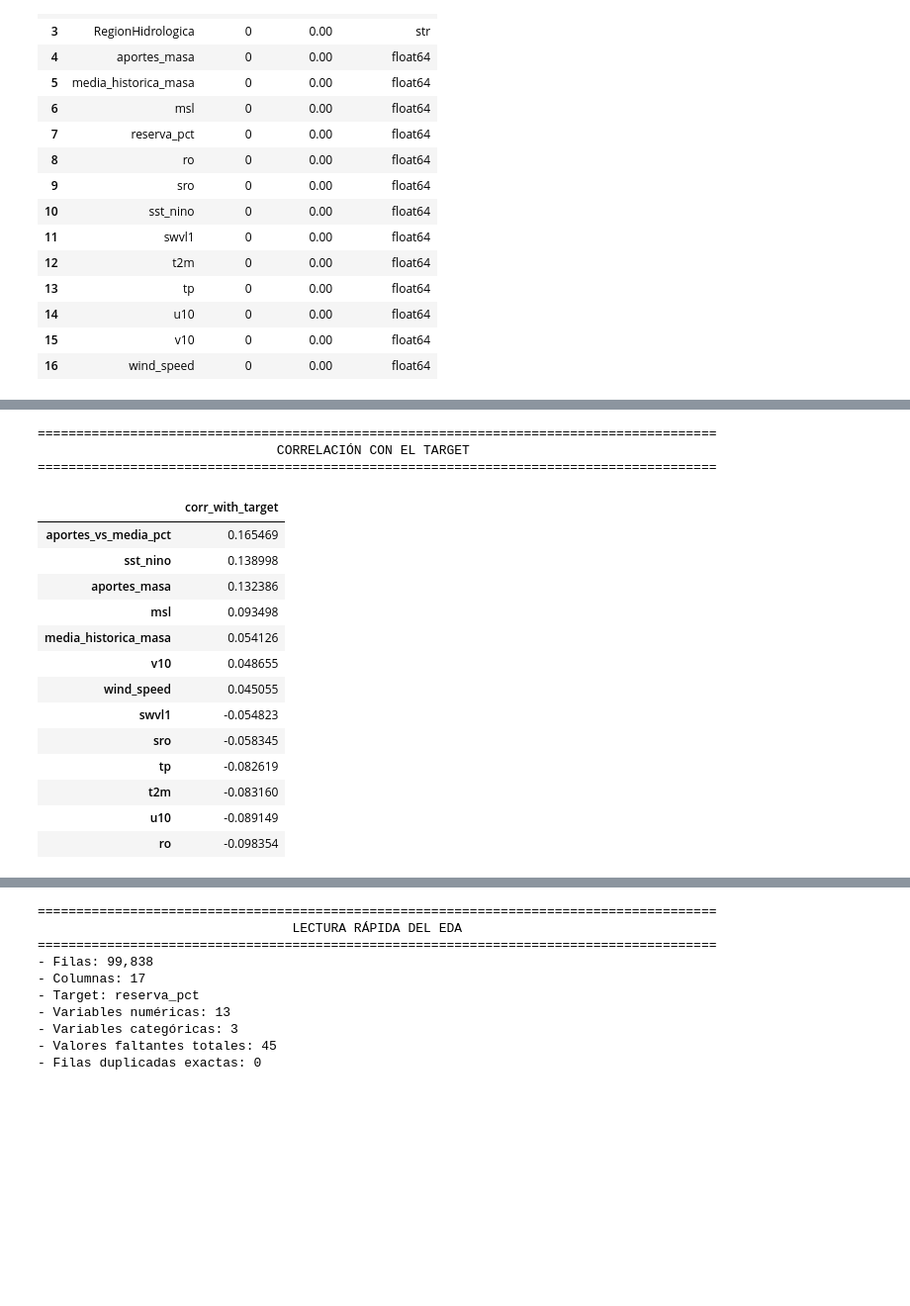
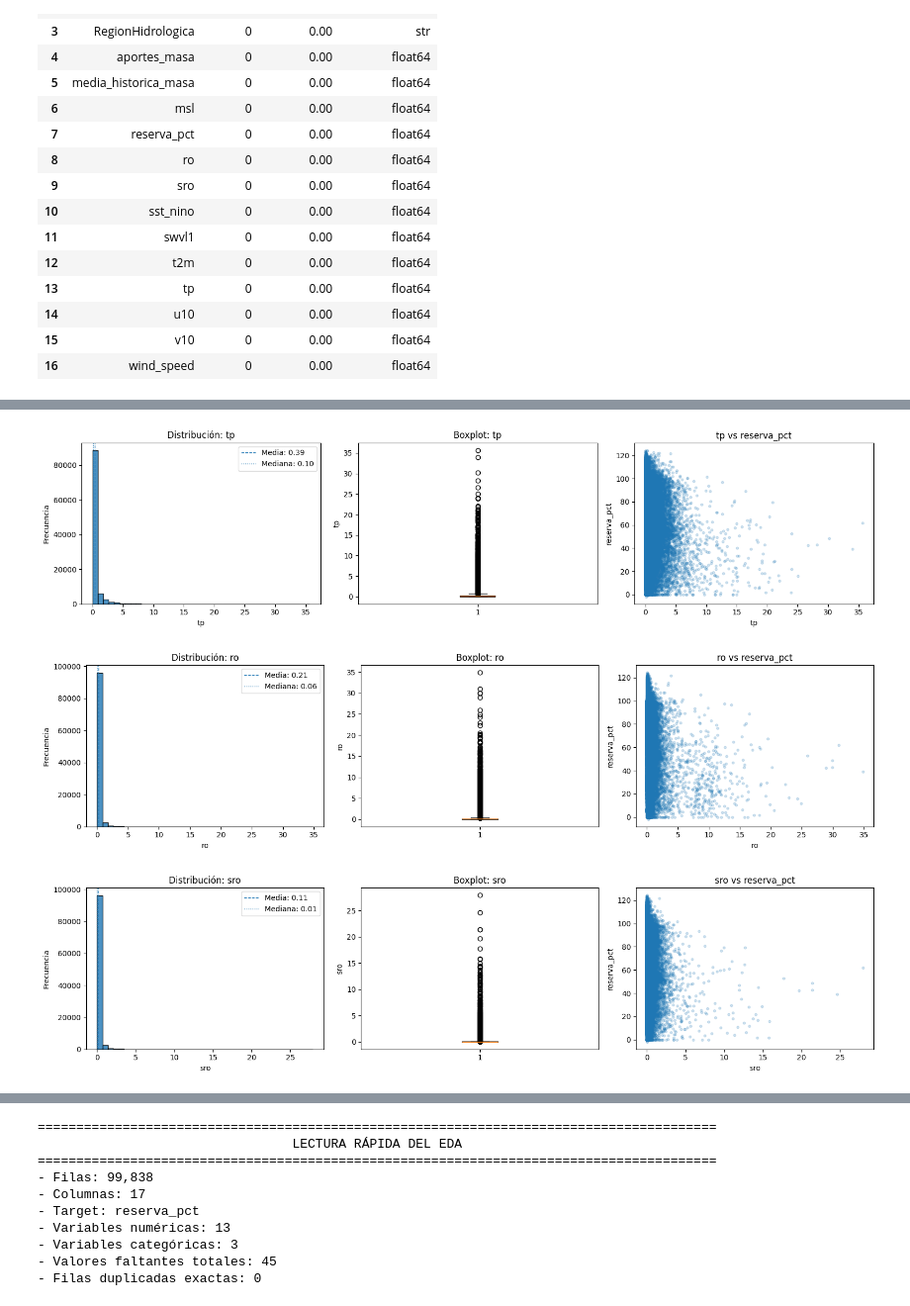
Before and after one commit to SamuelOviedo2003/ml-embalses-colombia, a Jupyter notebook: ML - Embalses_Untitled1.ipynb, the cells around one changed output, grey strips where cells are left out. Shown at 99% size. Drawn from its saved outputs; the diff is of its cells as text; code cells hidden in the pictures; blank space fills up the shorter version.

```diff
--- a/ML - Embalses_Untitled1.ipynb
+++ b/ML - Embalses_Untitled1.ipynb
@@ -527,29 +558,16 @@ plot_correlation_heatmap(embalses, corr_cols)
-# %%
-target_corr = (
-    embalses[corr_cols]
-    .corr(numeric_only=True)[TARGET]
-    .sort_values(ascending=False)
-    .drop(TARGET)
-    .to_frame(name="corr_with_target")
-)
-
-print_section("CORRELACIÓN CON EL TARGET")
-display(target_corr)
-# %% [output]
-========================================================================================
-                               CORRELACIÓN CON EL TARGET
-========================================================================================
-|  | corr_with_target |
-| aportes_vs_media_pct | 0.165469 |
-| sst_nino | 0.138998 |
-| aportes_masa | 0.132386 |
-| msl | 0.093498 |
-| media_historica_masa | 0.054126 |
-| v10 | 0.048655 |
-| wind_speed | 0.045055 |
-| swvl1 | -0.054823 |
-| sro | -0.058345 |
-| tp | -0.082619 |
-| t2m | -0.083160 |
-| u10 | -0.089149 |
-| ro | -0.098354 |
+# %%
+plot_numeric_audit(
+    embalses,
+    columns=[
+        col for col in [
+            "tp",
+            "ro",
+            "sro"
+        ] if col in embalses.columns
+    ],
+    target="reserva_pct",
+)
+# %% [output]
+[figure, added]
+[figure, added]
+[figure, added]
```
Also changed, not shown: parts of 20 cells of this notebook.
